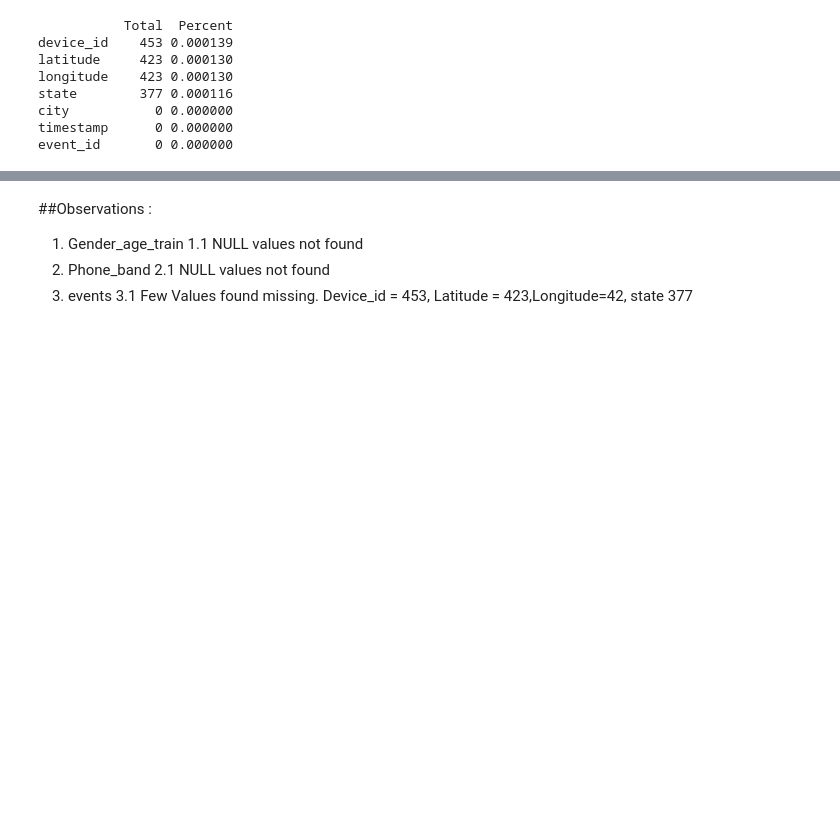
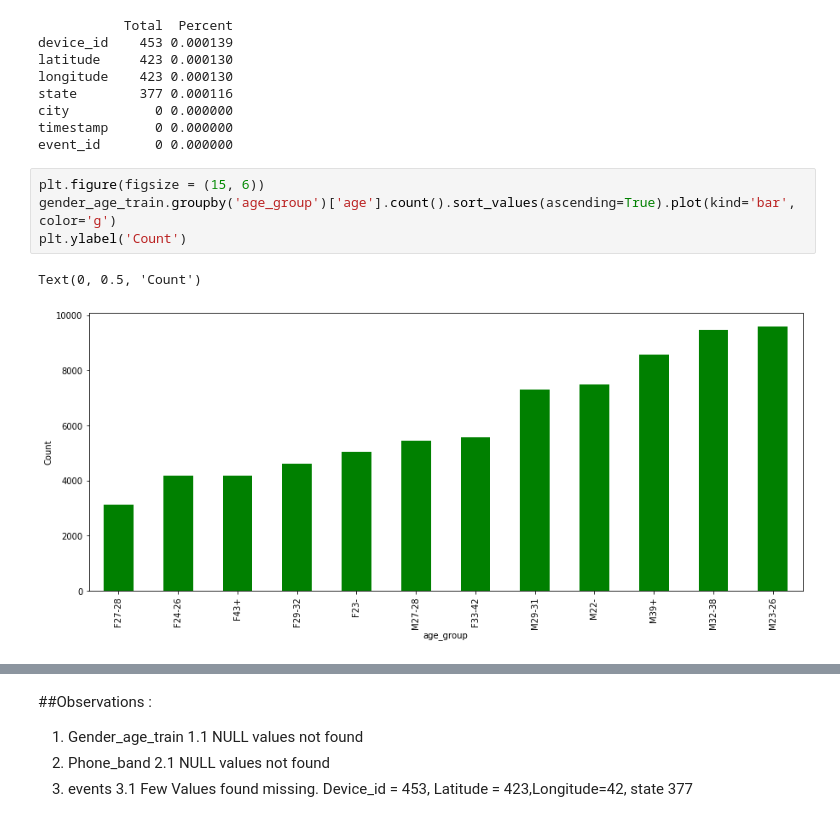
Before and after one commit to jaymalak/Capstone1, a Jupyter notebook: Capstone_Project_I.ipynb, the cells around one changed output, grey strips where cells are left out. Saved outputs shown, nothing was run; the diff lists cells and outputs as text; blank space fills up the shorter version.

```diff
--- a/Capstone_Project_I.ipynb
+++ b/Capstone_Project_I.ipynb
@@ -217,3 +223,10 @@ state        377 0.000116
 city           0 0.000000
 timestamp      0 0.000000
 event_id       0 0.000000
+# %%
+plt.figure(figsize = (15, 6))
+gender_age_train.groupby('age_group')['age'].count().sort_values(ascending=True).plot(kind='bar', color='g')
+plt.ylabel('Count')
+# %% [output]
+Text(0, 0.5, 'Count')
+[figure, added]
```
Also changed, not shown: parts of 7 cells of this notebook.
